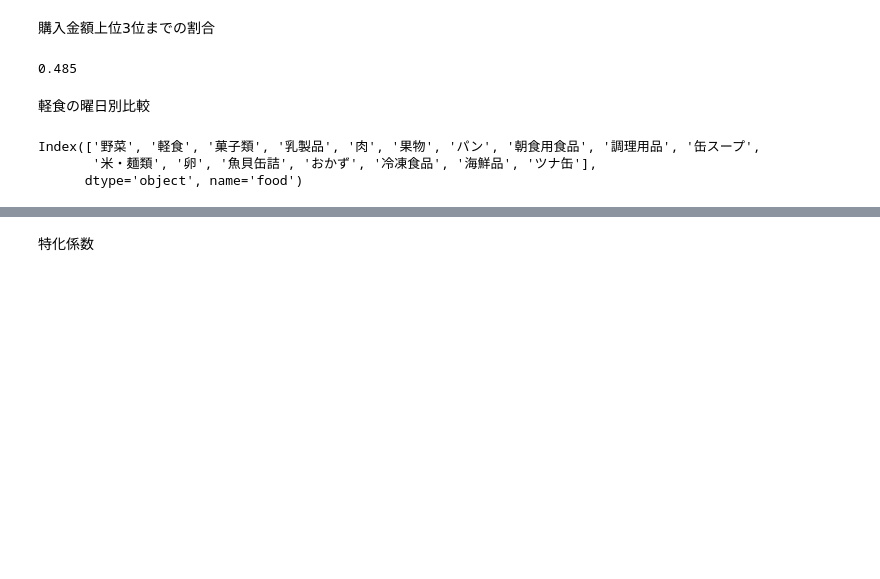
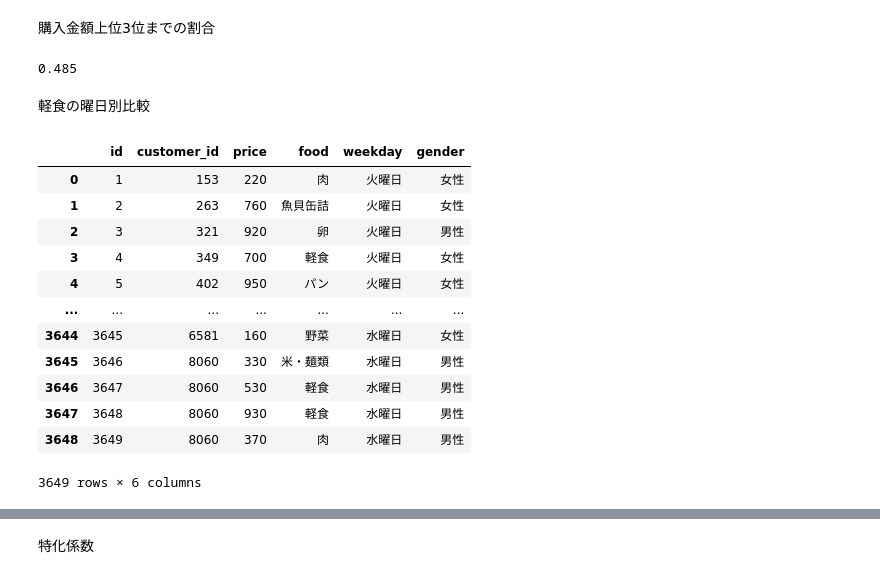
Before and after one commit to akmiccom/dataAnalyticsBasic, a Jupyter notebook: notebooks/c2.ipynb, the cells around one changed output, grey strips where cells are left out. Saved outputs shown, nothing was run; the diff lists cells and outputs as text; code cells hidden in the pictures; blank space fills up the shorter version.

```diff
--- a/notebooks/c2.ipynb
+++ b/notebooks/c2.ipynb
@@ -112,10 +124,20 @@ print(f"{item_price['c_ratio'][2]:.03f}")
 0.485
 # %% [markdown]
 軽食の曜日別比較
-# %%
-item_count.index
-# %% [output]
-Index(['野菜', '軽食', '菓子類', '乳製品', '肉', '果物', 'パン', '朝食用食品', '調理用品', '缶スープ',
-       '米・麺類', '卵', '魚貝缶詰', 'おかず', '冷凍食品', '海鮮品', 'ツナ缶'],
-      dtype='object', name='food')
+# %%
+purchase_data
+# %% [output]
+|  | id | customer_id | price | food | weekday | gender |
+| 0 | 1 | 153 | 220 | 肉 | 火曜日 | 女性 |
+| 1 | 2 | 263 | 760 | 魚貝缶詰 | 火曜日 | 女性 |
+| 2 | 3 | 321 | 920 | 卵 | 火曜日 | 男性 |
+| 3 | 4 | 349 | 700 | 軽食 | 火曜日 | 女性 |
+| 4 | 5 | 402 | 950 | パン | 火曜日 | 女性 |
+| ... | ... | ... | ... | ... | ... | ... |
+| 3644 | 3645 | 6581 | 160 | 野菜 | 水曜日 | 女性 |
+| 3645 | 3646 | 8060 | 330 | 米・麺類 | 水曜日 | 男性 |
+| 3646 | 3647 | 8060 | 530 | 軽食 | 水曜日 | 男性 |
+| 3647 | 3648 | 8060 | 930 | 軽食 | 水曜日 | 男性 |
+| 3648 | 3649 | 8060 | 370 | 肉 | 水曜日 | 男性 |
+3649 rows × 6 columns
 # %%
```
Also changed, not shown: parts of 9 cells of this notebook, 2 other files.
